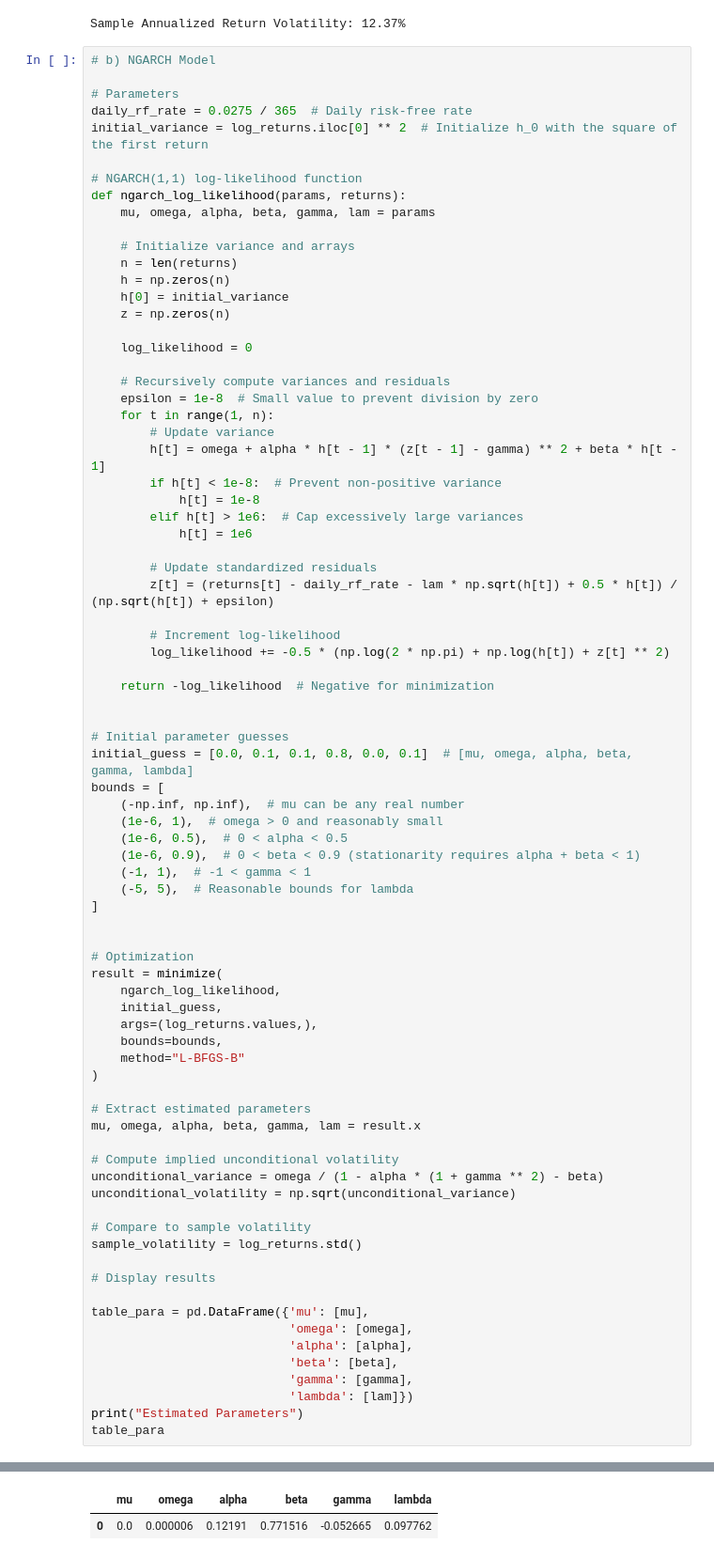
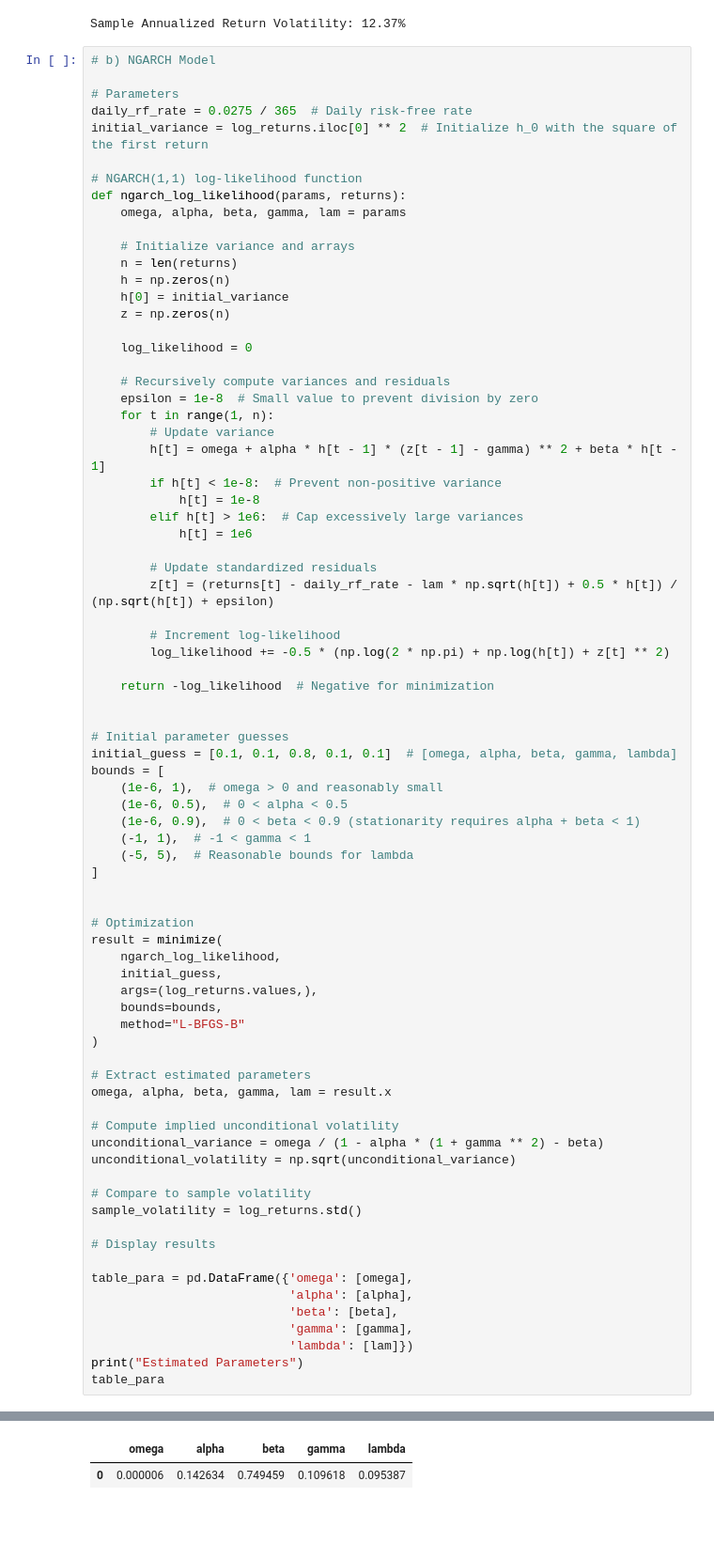
Before and after one commit to fangsitang/TP2-Derivatives, a Jupyter notebook: code.ipynb, the cells around one changed output, grey strips where cells are left out. Shown: that part at 94% size. Cells and saved outputs as stored; diff of their text form; blank space fills up the shorter version.

```diff
--- a/code.ipynb
+++ b/code.ipynb
@@ -324,7 +324,7 @@ initial_variance = log_returns.iloc[0] ** 2  # Initialize h_0 with the square of
 
 # NGARCH(1,1) log-likelihood function
 def ngarch_log_likelihood(params, returns):
-    mu, omega, alpha, beta, gamma, lam = params
+    omega, alpha, beta, gamma, lam = params
 
     # Initialize variance and arrays
     n = len(returns)
@@ -354,9 +354,8 @@ def ngarch_log_likelihood(params, returns):
 
 
 # Initial parameter guesses
-initial_guess = [0.0, 0.1, 0.1, 0.8, 0.0, 0.1]  # [mu, omega, alpha, beta, gamma, lambda]
+initial_guess = [0.1, 0.1, 0.8, 0.1, 0.1]  # [omega, alpha, beta, gamma, lambda]
 bounds = [
-    (-np.inf, np.inf),  # mu can be any real number
     (1e-6, 1),  # omega > 0 and reasonably small
     (1e-6, 0.5),  # 0 < alpha < 0.5
     (1e-6, 0.9),  # 0 < beta < 0.9 (stationarity requires alpha + beta < 1)
@@ -366,36 +365,35 @@ bounds = [
 
 
 # Optimization
 result = minimize(
     ngarch_log_likelihood,
     initial_guess,
     args=(log_returns.values,),
     bounds=bounds,
     method="L-BFGS-B"
 )
 
 # Extract estimated parameters
-mu, omega, alpha, beta, gamma, lam = result.x
+omega, alpha, beta, gamma, lam = result.x
 
 # Compute implied unconditional volatility
 unconditional_variance = omega / (1 - alpha * (1 + gamma ** 2) - beta)
 unconditional_volatility = np.sqrt(unconditional_variance)
 
 # Compare to sample volatility
 sample_volatility = log_returns.std()
 
 # Display results
 
-table_para = pd.DataFrame({'mu': [mu],
-                           'omega': [omega],
+table_para = pd.DataFrame({'omega': [omega],
                            'alpha': [alpha],
                            'beta': [beta],
                            'gamma': [gamma],
                            'lambda': [lam]})
 print("Estimated Parameters")
 table_para
 # %% [output]
 Estimated Parameters
-|  | mu | omega | alpha | beta | gamma | lambda |
-| 0 | 0.0 | 0.000006 | 0.12191 | 0.771516 | -0.052665 | 0.097762 |
+|  | omega | alpha | beta | gamma | lambda |
+| 0 | 0.000006 | 0.142634 | 0.749459 | 0.109618 | 0.095387 |
 # %%
```
Also changed, not shown: parts of 8 cells of this notebook.
